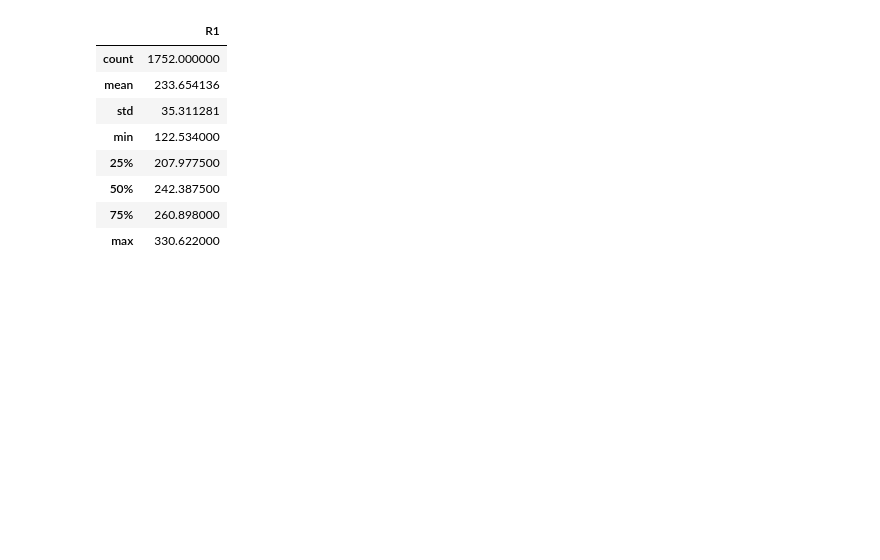
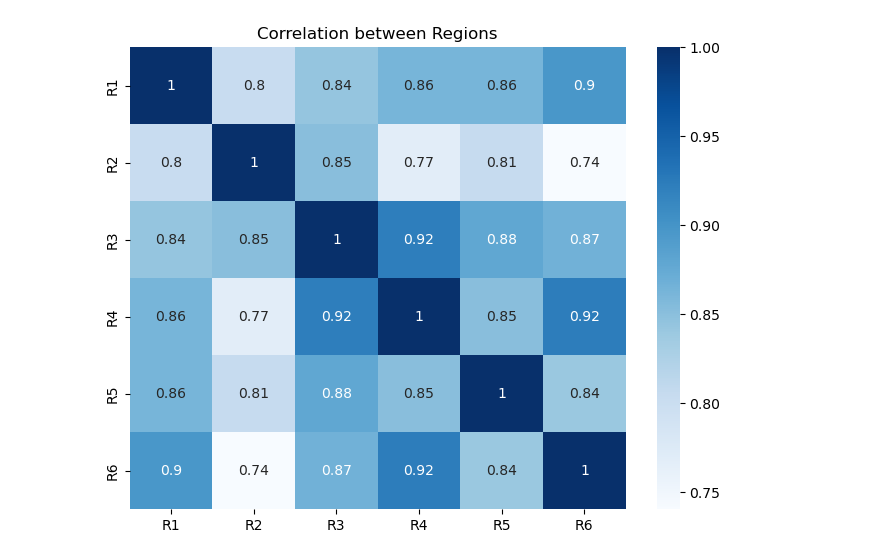
Before and after one commit to jhossyvs/mobile-traffic-forecasting, a Jupyter notebook: notebooks/01-eda.ipynb, the cells around one changed output. Saved outputs shown, nothing was run; the diff lists cells and outputs as text; code cells hidden in the pictures; blank space fills up the shorter version.

```diff
--- a/notebooks/01-eda.ipynb
+++ b/notebooks/01-eda.ipynb
@@ -45,13 +92,8 @@ plt.show()
 # %%
-# 🔹 Basic statistics
-series.describe()
+# Correlation heatmap
+plt.figure(figsize=(8, 6))
+sns.heatmap(df_scaled.corr(), annot=True, cmap="Blues")
+plt.title("Correlation between Regions")
+plt.show()
 # %% [output]
-|  | R1 |
-| count | 1752.000000 |
-| mean | 233.654136 |
-| std | 35.311281 |
-| min | 122.534000 |
-| 25% | 207.977500 |
-| 50% | 242.387500 |
-| 75% | 260.898000 |
-| max | 330.622000 |
+[figure, added]
```
Also changed, not shown: parts of 13 cells of this notebook, 3 other files.
